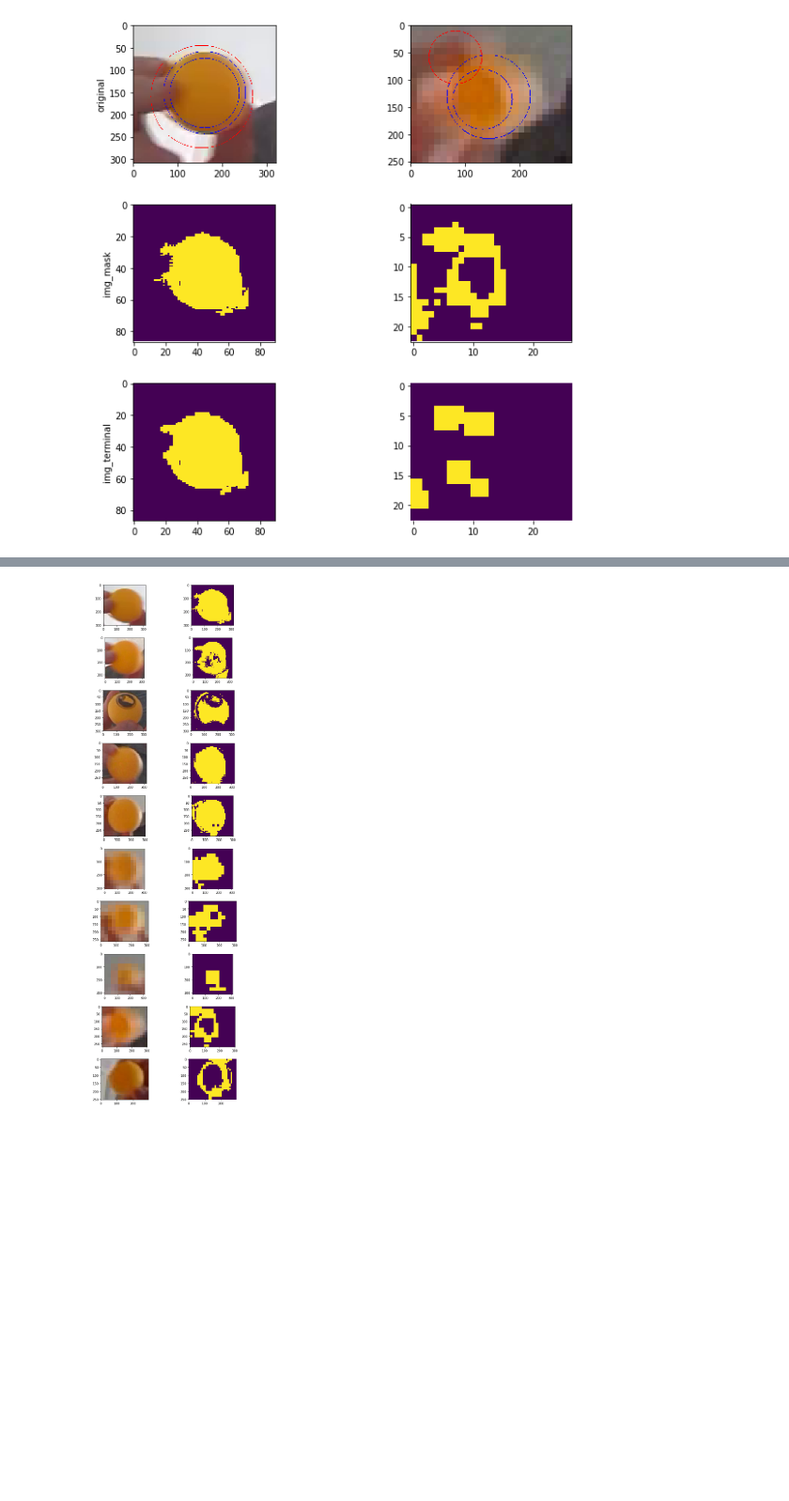
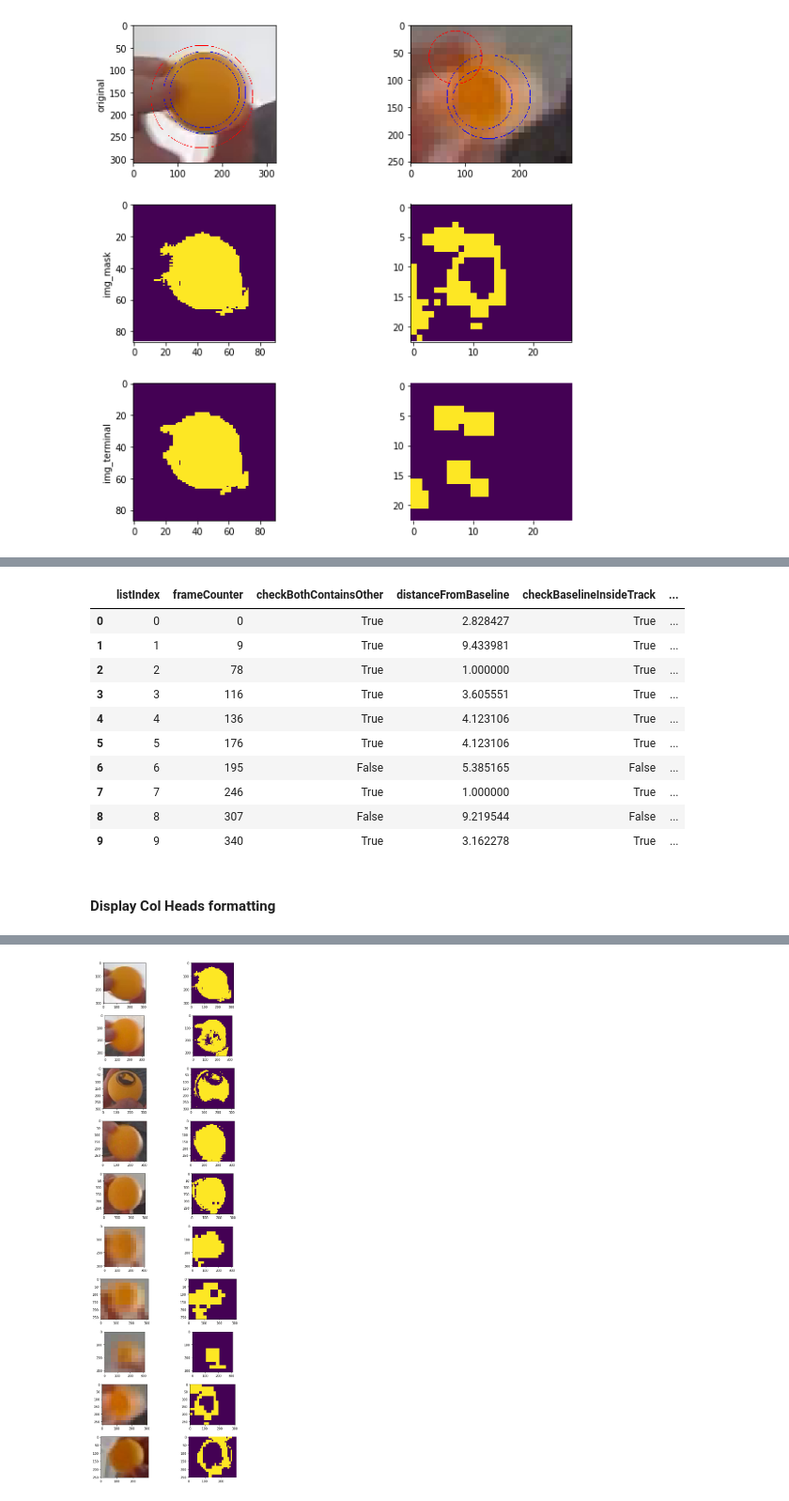
Before and after one commit to sutt/ppd, a Jupyter notebook: books/analyze-orange-thresh-2.ipynb, the cells around one changed output, grey strips where cells are left out. Shown at 94% size. Drawn from its saved outputs; the diff is of its cells as text; code cells hidden in the pictures; blank space fills up the shorter version.

Commit message:
adding books for eval analysis; baby steps to full eval module

```diff
--- a/books/analyze-orange-thresh-2.ipynb
+++ b/books/analyze-orange-thresh-2.ipynb
@@ -164,0 +351,11 @@ multiPlot(chart_data, input_transform_titles =
+# %%
+def mergeDataDicts(*data_dicts):
+    ret = {}
+    for _dict in data_dicts:
+        for _k in _dict.keys():
+            ret[_k] = _dict[_k]
+    return ret
+
+full_data = mergeDataDicts(*[index_data, data])
+
+full_data.keys()
@@ -164,0 +374,3 @@ multiPlot(chart_data, input_transform_titles =
+# %%
+df = pd.DataFrame(full_data)
+df
@@ -164,0 +389,26 @@ multiPlot(chart_data, input_transform_titles =
+# %%
+def columnOrder(df, first_cols):
+    ''' return dataframe with new column order '''
+
+    col_list = first_cols + [col for col in df.columns
+                             if col not in first_cols]
+
+    _tmp_df = df[col_list]
+
+    return _tmp_df
+
+df2 = columnOrder(df, ['listIndex', 'frameCounter',
+                       'checkBothContainsOther', 'distanceFromBaseline'])
+df2
+# %% [output]
+|  | listIndex | frameCounter | checkBothContainsOther | distanceFromBaseline | checkBaselineInsideTrack | ... |
+| 0 | 0 | 0 | True | 2.828427 | True | ... |
+| 1 | 1 | 9 | True | 9.433981 | True | ... |
+| 2 | 2 | 78 | True | 1.000000 | True | ... |
+| 3 | 3 | 116 | True | 3.605551 | True | ... |
+| 4 | 4 | 136 | True | 4.123106 | True | ... |
+| 5 | 5 | 176 | True | 4.123106 | True | ... |
+| 6 | 6 | 195 | False | 5.385165 | False | ... |
+| 7 | 7 | 246 | True | 1.000000 | True | ... |
+| 8 | 8 | 307 | False | 9.219544 | False | ... |
+| 9 | 9 | 340 | True | 3.162278 | True | ... |
@@ -164,0 +419,2 @@ multiPlot(chart_data, input_transform_titles =
+# %% [markdown]
+#### Display Col Heads formatting
```
Also changed, not shown: parts of 20 cells of this notebook, 3 other files.
